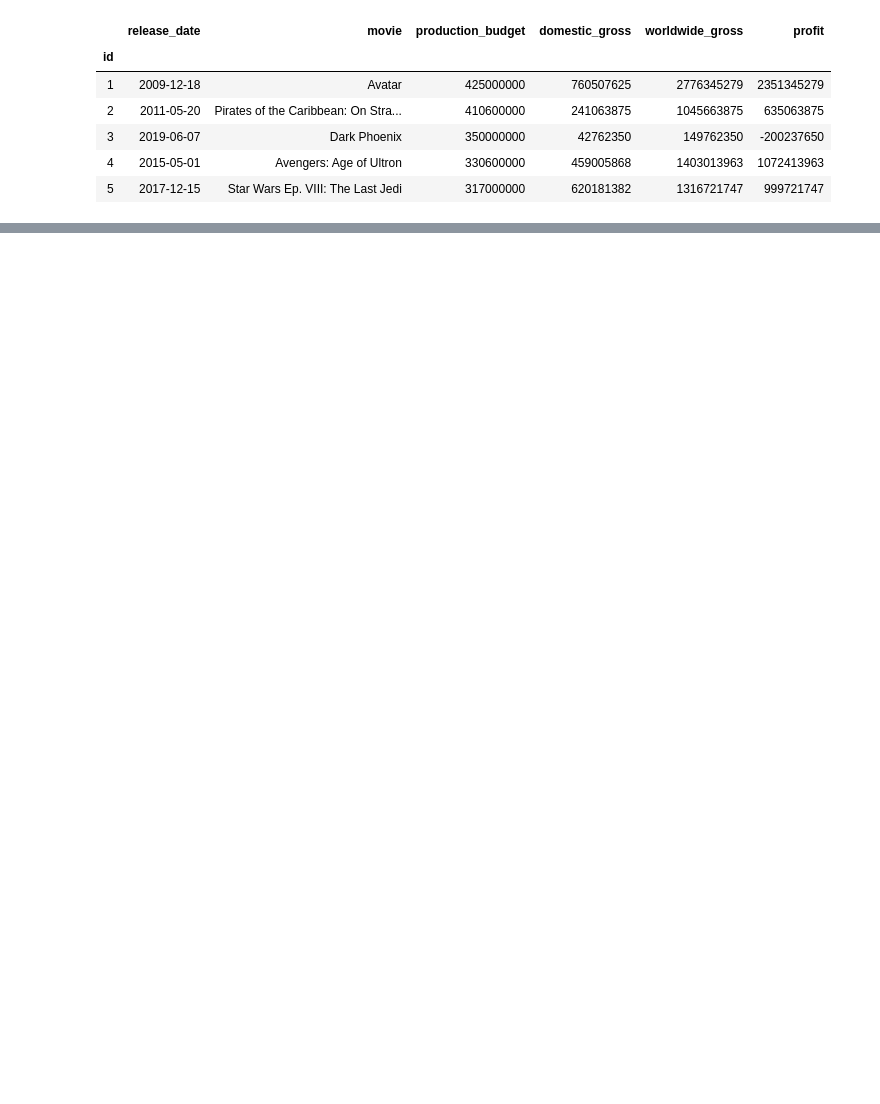
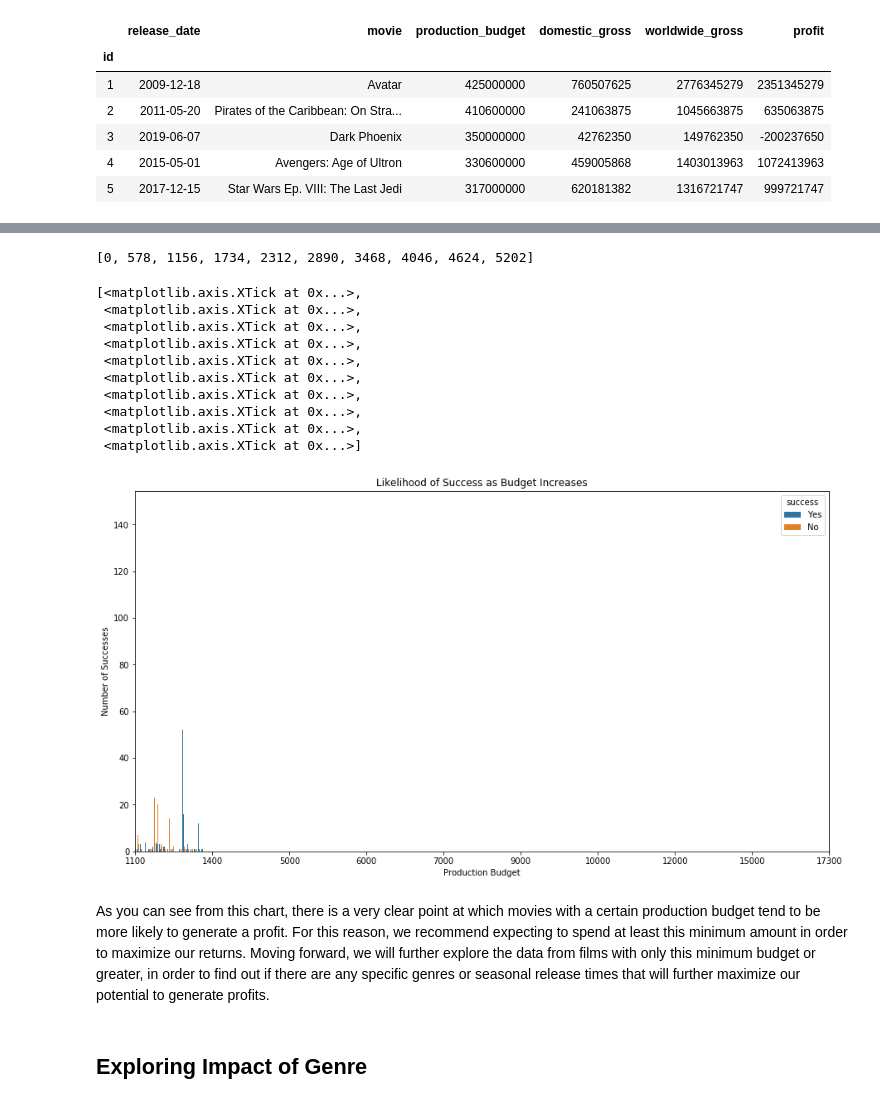
Before and after one commit to Lionslicer-Coding/dsc-mod-1-project-v2-1-onl01-dtsc-pt-030220, a Jupyter notebook: student.ipynb, the cells around one changed output, grey strips where cells are left out. Saved outputs shown, nothing was run; the diff lists cells and outputs as text; code cells hidden in the pictures; blank space fills up the shorter version.

Commit message:
Found minimum budget

```diff
--- a/student.ipynb
+++ b/student.ipynb
@@ -236,0 +200,4 @@ sns.lmplot('production_budget', 'worldwide_gross',
+# %%
+# Adding a column to show if a film made movie or not
+files_dict['tn_movie_budgets']['success'] = np.where(files_dict['tn_movie_budgets']['profit'] > 0, 'Yes', 'No')
+files_dict['tn_movie_budgets'].head()
@@ -236,0 +212,27 @@ sns.lmplot('production_budget', 'worldwide_gross',
+# %%
+test = [math.floor(len(files_dict['tn_movie_budgets'])/10) * i for i in range(0,10)]
+test
+# %% [output]
+[0, 578, 1156, 1734, 2312, 2890, 3468, 4046, 4624, 5202]
+# %%
+# Creating a visualization to see if budgets influence the likelihood of success for films
+plt.figure(figsize = (15, 8))
+ax = sns.countplot(x = files_dict['tn_movie_budgets']['production_budget'], hue = files_dict['tn_movie_budgets']['success'], data = files_dict['tn_movie_budgets']['success'])
+ax.set(xlabel = 'Production Budget', ylabel = 'Number of Successes', title = 'Likelihood of Success as Budget Increases')
+ax.set_xticks([math.floor(len(files_dict['tn_movie_budgets'])/10) * i for i in range(0,10)])
+# %% [output]
+[<matplotlib.axis.XTick at 0x...>,
+ <matplotlib.axis.XTick at 0x...>,
+ <matplotlib.axis.XTick at 0x...>,
+ <matplotlib.axis.XTick at 0x...>,
+ <matplotlib.axis.XTick at 0x...>,
+ <matplotlib.axis.XTick at 0x...>,
+ <matplotlib.axis.XTick at 0x...>,
+ <matplotlib.axis.XTick at 0x...>,
+ <matplotlib.axis.XTick at 0x...>,
+ <matplotlib.axis.XTick at 0x...>]
+[figure, added]
+# %% [markdown]
+As you can see from this chart, there is a very clear point at which movies with a certain production budget tend to be more likely to generate a profit. For this reason, we recommend expecting to spend at least this minimum amount in order to maximize our returns. Moving forward, we will further explore the data from films with only this minimum budget or greater, in order to find out if there are any specific genres or seasonal release times that will further maximize our potential to generate profits.
+# %% [markdown]
+## Exploring Impact of Genre
```
Also changed, not shown: parts of 10 cells of this notebook.
